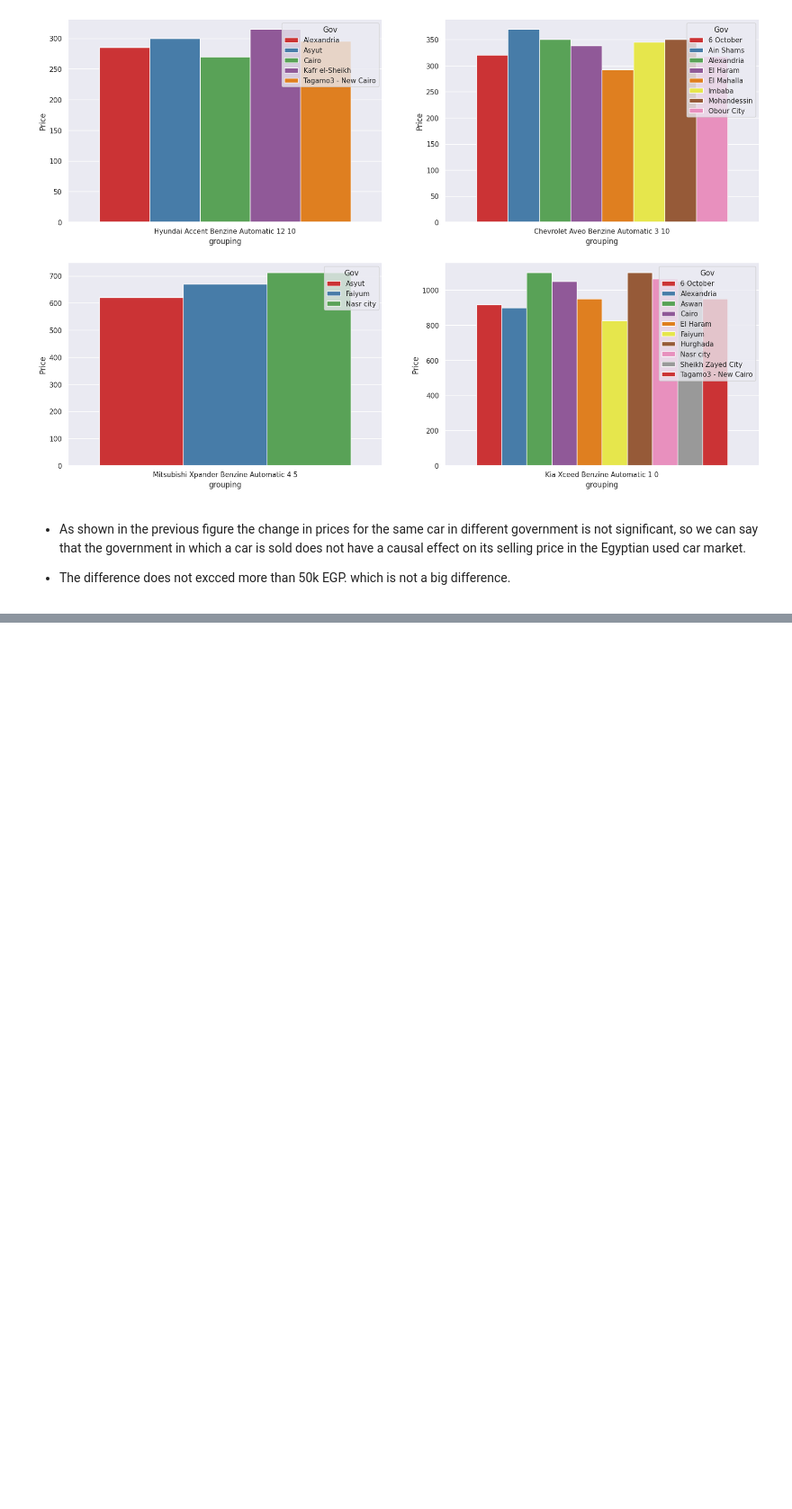
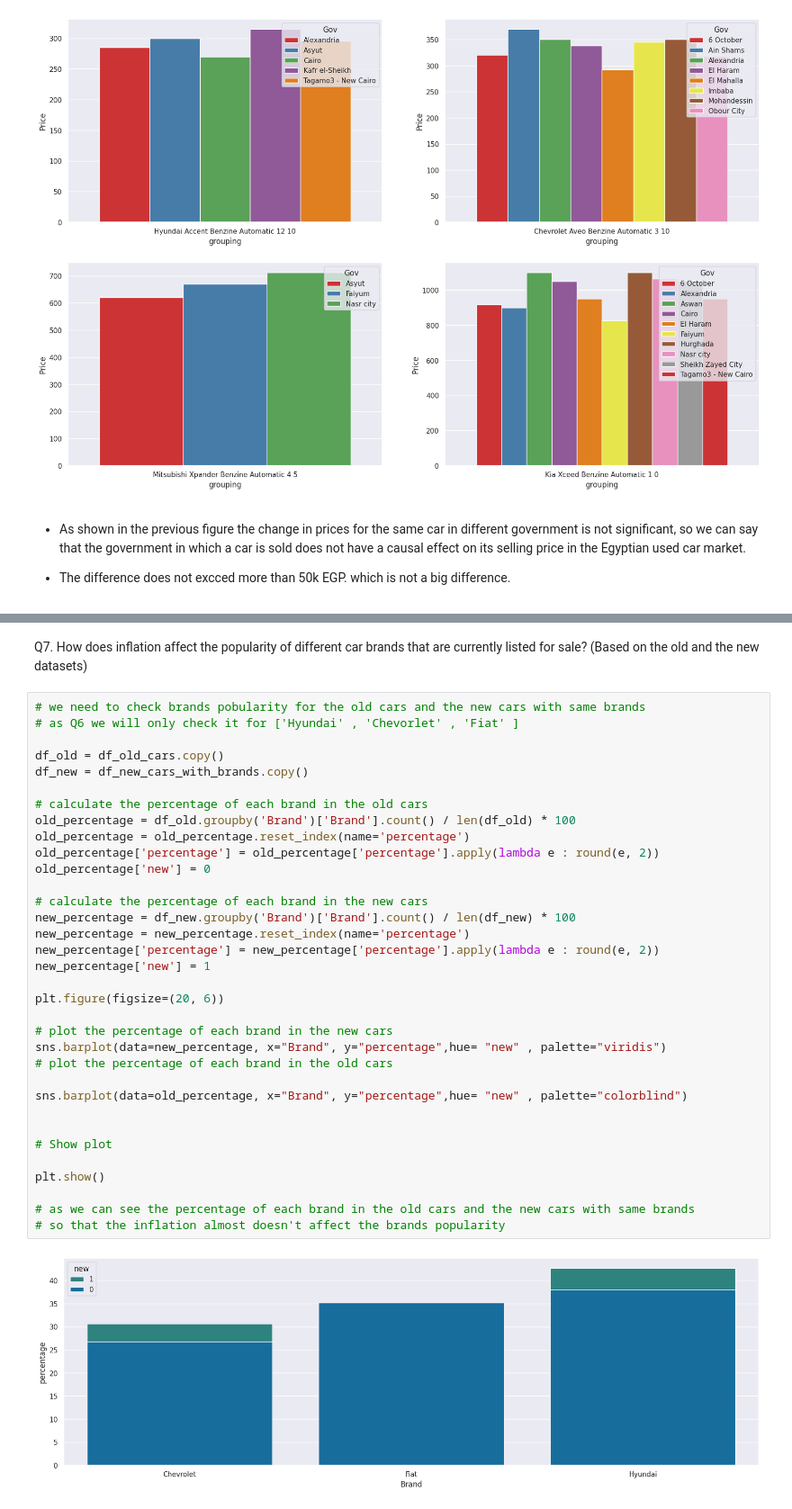
Before and after one commit to Yousif-Ahmed/Sayarty, a Jupyter notebook: Sayarty.ipynb, the cells around one changed output, grey strips where cells are left out. Shown at 90% size. Cells and saved outputs as stored; diff of their text form; blank space fills up the shorter version.

```diff
--- a/Sayarty.ipynb
+++ b/Sayarty.ipynb
@@ -638,0 +706,38 @@ sns.categorical.barplot(ax = axs[1,1] , x='grouping', y='Price', data=gov_price[
+# %% [markdown]
+Q7. How does inflation affect the popularity of different car brands that are currently listed for sale? (Based on the old and the new datasets)
+# %%
+# we need to check brands pobularity for the old cars and the new cars with same brands
+# as Q6 we will only check it for ['Hyundai' , 'Chevorlet' , 'Fiat' ]
+
+df_old = df_old_cars.copy()
+df_new = df_new_cars_with_brands.copy()
+
+# calculate the percentage of each brand in the old cars
+old_percentage = df_old.groupby('Brand')['Brand'].count() / len(df_old) * 100
+old_percentage = old_percentage.reset_index(name='percentage')
+old_percentage['percentage'] = old_percentage['percentage'].apply(lambda e : round(e, 2))
+old_percentage['new'] = 0
+
+# calculate the percentage of each brand in the new cars
+new_percentage = df_new.groupby('Brand')['Brand'].count() / len(df_new) * 100
+new_percentage = new_percentage.reset_index(name='percentage')
+new_percentage['percentage'] = new_percentage['percentage'].apply(lambda e : round(e, 2))
+new_percentage['new'] = 1
+
+plt.figure(figsize=(20, 6))
+
+# plot the percentage of each brand in the new cars
+sns.barplot(data=new_percentage, x="Brand", y="percentage",hue= "new" , palette="viridis")
+# plot the percentage of each brand in the old cars
+
+sns.barplot(data=old_percentage, x="Brand", y="percentage",hue= "new" , palette="colorblind")
+
+
+# Show plot
+
+plt.show()
+
+# as we can see the percentage of each brand in the old cars and the new cars with same brands
+# so that the inflation almost doesn't affect the brands popularity
+# %% [output]
+[figure, added]
```
Also changed, not shown: parts of 2 cells of this notebook.
